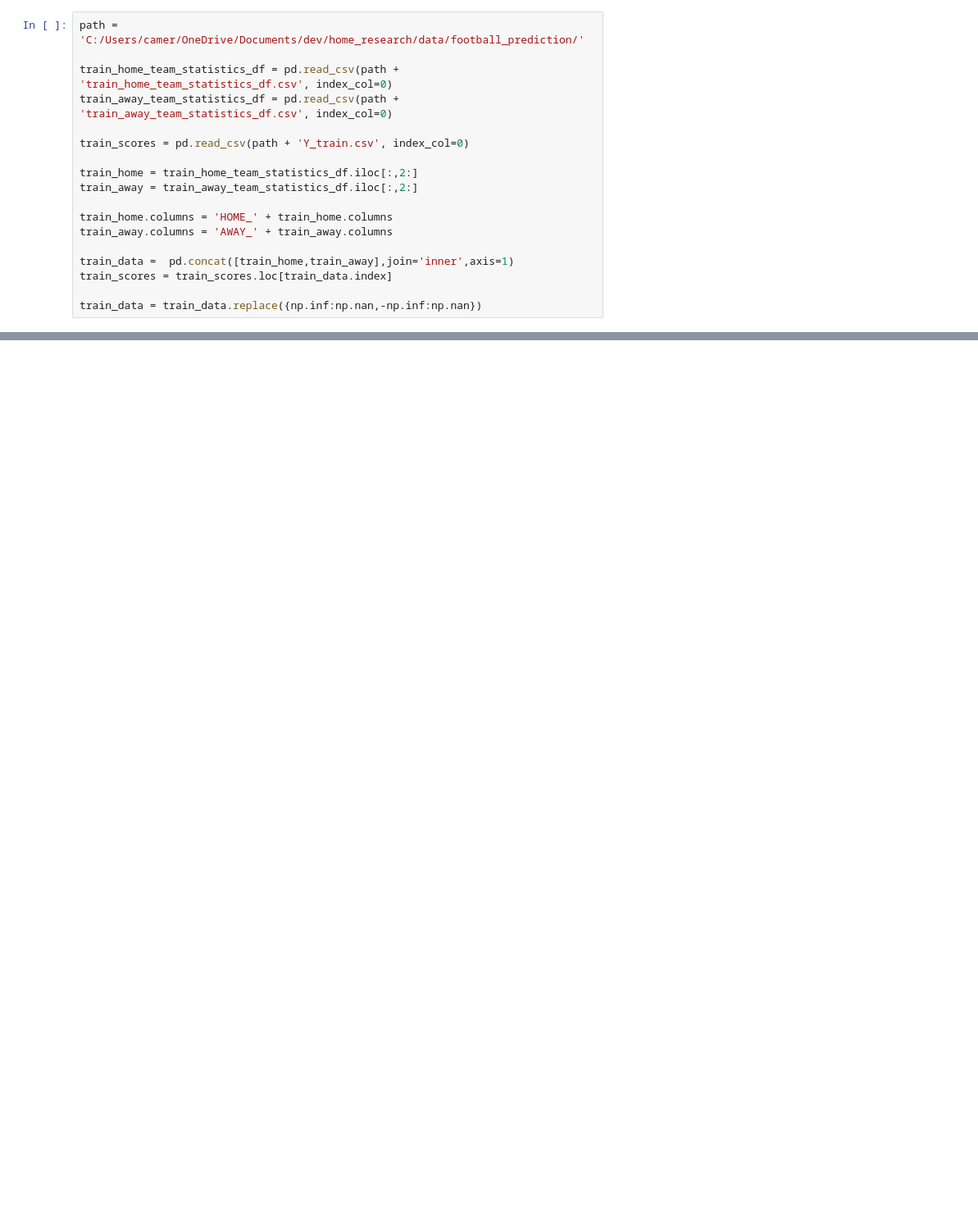
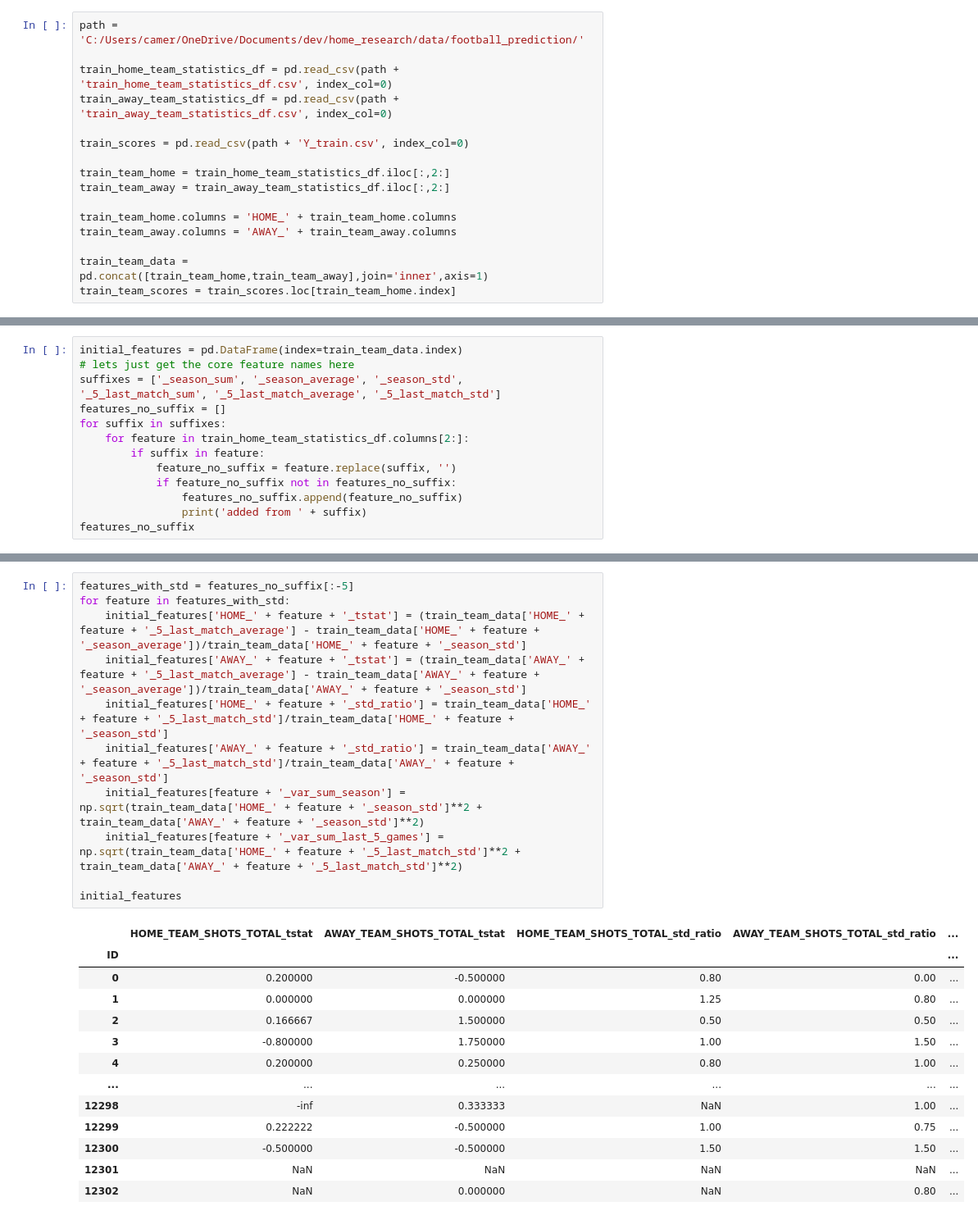
Before and after one commit to cameronjm123/home_research, a Jupyter notebook: research_projects/benchmark_notebook.ipynb, the cells around one changed output, grey strips where cells are left out. Shown at 82% size. Drawn from its saved outputs; the diff is of its cells as text; blank space fills up the shorter version.

```diff
--- a/research_projects/benchmark_notebook.ipynb
+++ b/research_projects/benchmark_notebook.ipynb
@@ -35,16 +35,14 @@ train_away_team_statistics_df = pd.read_csv(path + 'train_away_team_statistics_d
 
 train_scores = pd.read_csv(path + 'Y_train.csv', index_col=0)
 
-train_home = train_home_team_statistics_df.iloc[:,2:]
-train_away = train_away_team_statistics_df.iloc[:,2:]
+train_team_home = train_home_team_statistics_df.iloc[:,2:]
+train_team_away = train_away_team_statistics_df.iloc[:,2:]
 
-train_home.columns = 'HOME_' + train_home.columns
-train_away.columns = 'AWAY_' + train_away.columns
+train_team_home.columns = 'HOME_' + train_team_home.columns
+train_team_away.columns = 'AWAY_' + train_team_away.columns
 
-train_data =  pd.concat([train_home,train_away],join='inner',axis=1)
-train_scores = train_scores.loc[train_data.index]
-
-train_data = train_data.replace({np.inf:np.nan,-np.inf:np.nan})
+train_team_data =  pd.concat([train_team_home,train_team_away],join='inner',axis=1)
+train_team_scores = train_scores.loc[train_team_home.index]
 # %%
 train_home_team_statistics_df.head()
 # %% [output]
@@ -145,0 +109,13 @@ train_data
+# %%
+initial_features = pd.DataFrame(index=train_team_data.index)
+# lets just get the core feature names here
+suffixes = ['_season_sum', '_season_average', '_season_std', '_5_last_match_sum', '_5_last_match_average', '_5_last_match_std']
+features_no_suffix = []
+for suffix in suffixes:
+    for feature in train_home_team_statistics_df.columns[2:]:
+        if suffix in feature:
+            feature_no_suffix = feature.replace(suffix, '')
+            if feature_no_suffix not in features_no_suffix:
+                features_no_suffix.append(feature_no_suffix)
+                print('added from ' + suffix)
+features_no_suffix
@@ -145,0 +157,25 @@ train_data
+# %%
+features_with_std = features_no_suffix[:-5]
+for feature in features_with_std:
+    initial_features['HOME_' + feature + '_tstat'] = (train_team_data['HOME_' + feature + '_5_last_match_average'] - train_team_data['HOME_' + feature + '_season_average'])/train_team_data['HOME_' + feature + '_season_std']
+    initial_features['AWAY_' + feature + '_tstat'] = (train_team_data['AWAY_' + feature + '_5_last_match_average'] - train_team_data['AWAY_' + feature + '_season_average'])/train_team_data['AWAY_' + feature + '_season_std']
+    initial_features['HOME_' + feature + '_std_ratio'] = train_team_data['HOME_' + feature + '_5_last_match_std']/train_team_data['HOME_' + feature + '_season_std']
+    initial_features['AWAY_' + feature + '_std_ratio'] = train_team_data['AWAY_' + feature + '_5_last_match_std']/train_team_data['AWAY_' + feature + '_season_std']
+    initial_features[feature + '_var_sum_season'] = np.sqrt(train_team_data['HOME_' + feature + '_season_std']**2 + train_team_data['AWAY_' + feature + '_season_std']**2)
+    initial_features[feature + '_var_sum_last_5_games'] = np.sqrt(train_team_data['HOME_' + feature + '_5_last_match_std']**2 + train_team_data['AWAY_' + feature + '_5_last_match_std']**2)
+
+initial_features
+# %% [output]
+|  | HOME_TEAM_SHOTS_TOTAL_tstat | AWAY_TEAM_SHOTS_TOTAL_tstat | HOME_TEAM_SHOTS_TOTAL_std_ratio | AWAY_TEAM_SHOTS_TOTAL_std_ratio | ... |
+| ID |  |  |  |  | ... |
+| 0 | 0.200000 | -0.500000 | 0.80 | 0.00 | ... |
+| 1 | 0.000000 | 0.000000 | 1.25 | 0.80 | ... |
+| 2 | 0.166667 | 1.500000 | 0.50 | 0.50 | ... |
+| 3 | -0.800000 | 1.750000 | 1.00 | 1.50 | ... |
+| 4 | 0.200000 | 0.250000 | 0.80 | 1.00 | ... |
+| ... | ... | ... | ... | ... | ... |
+| 12298 | -inf | 0.333333 | NaN | 1.00 | ... |
+| 12299 | 0.222222 | -0.500000 | 1.00 | 0.75 | ... |
+| 12300 | -0.500000 | -0.500000 | 1.50 | 1.50 | ... |
+| 12301 | NaN | NaN | NaN | NaN | ... |
+| 12302 | NaN | 0.000000 | NaN | 0.80 | ... |
```
Also changed, not shown: parts of 22 cells of this notebook.
